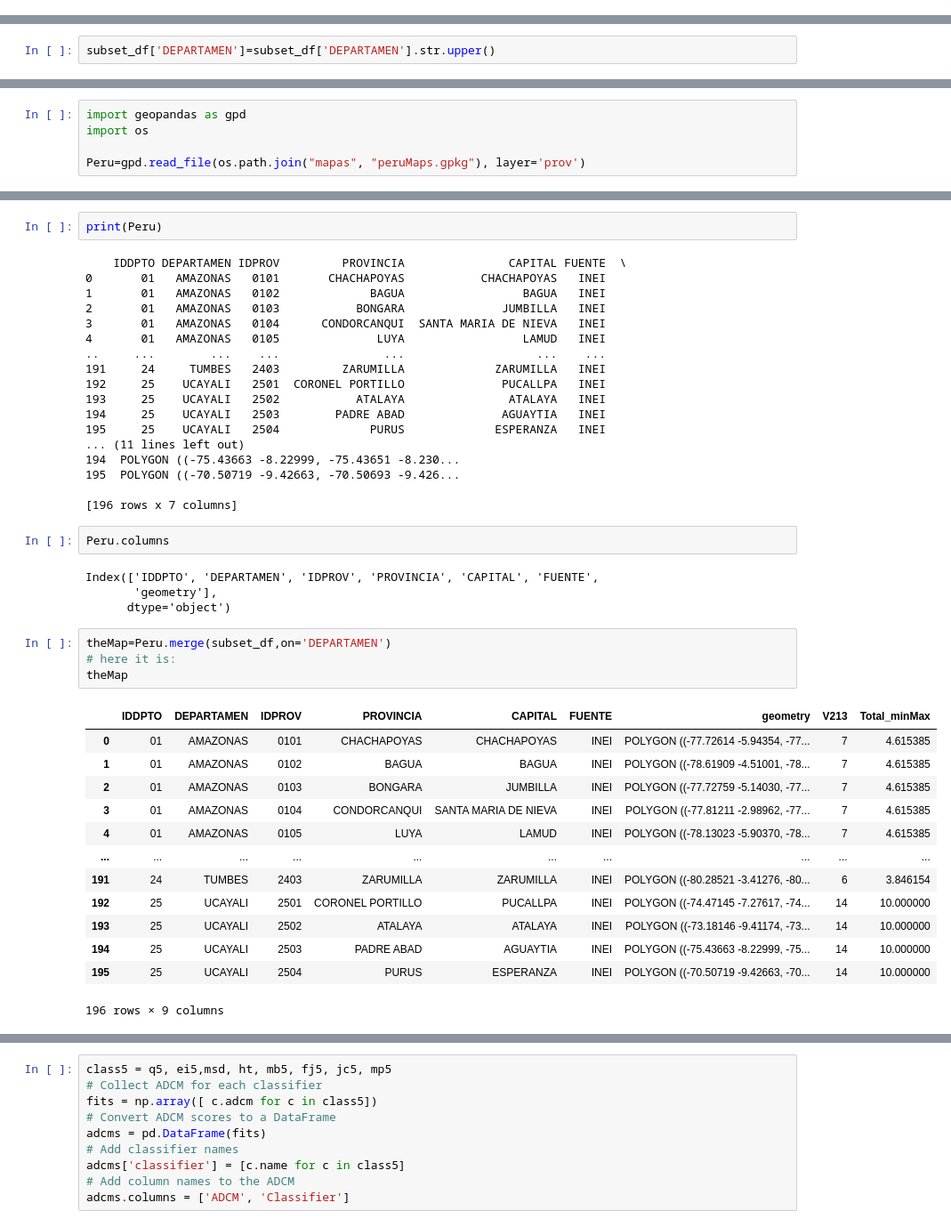
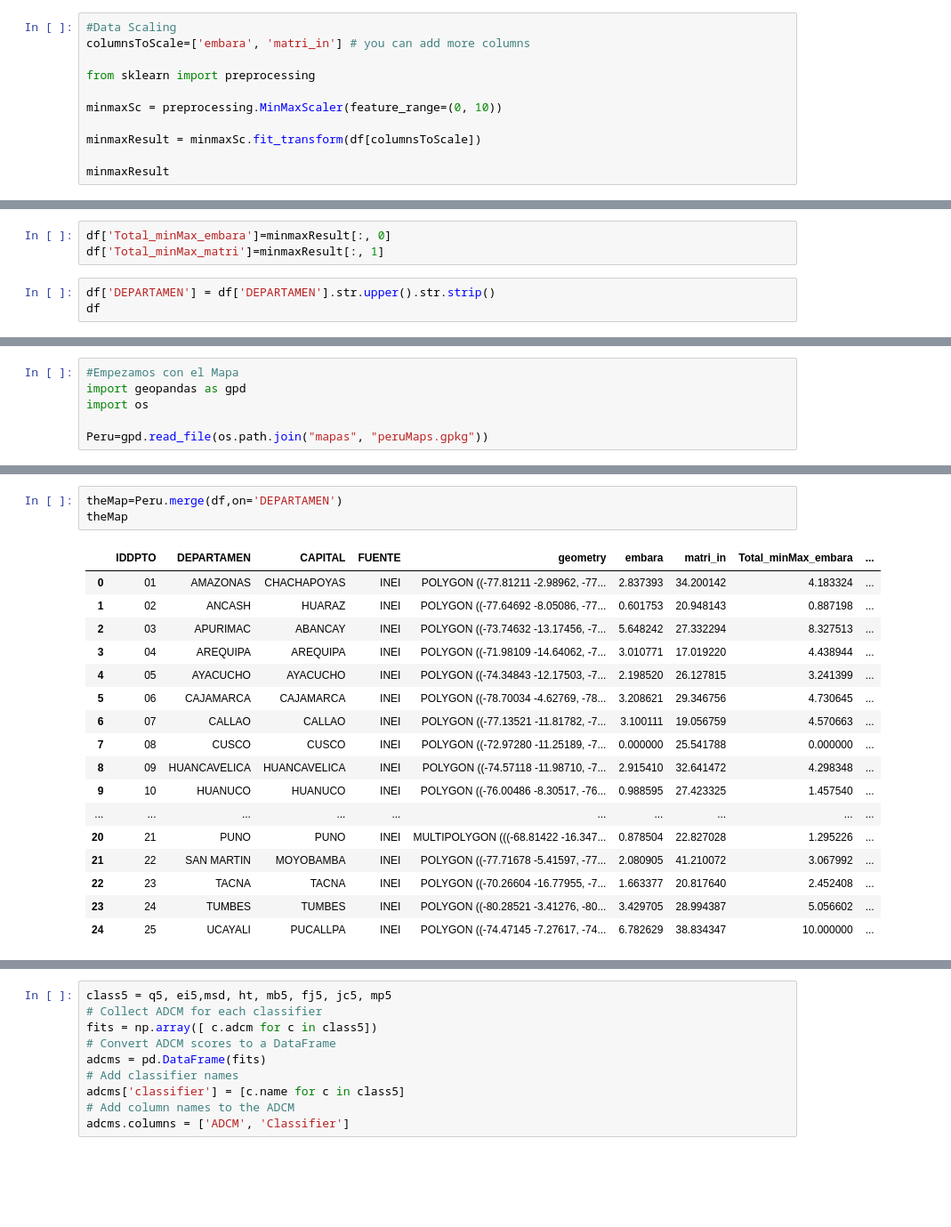
Before and after one commit to Proyecto-Magallanes/Dashboard, a Jupyter notebook: Mapas coloridos.ipynb, the cells around one changed output, grey strips where cells are left out. Shown at 89% size. Saved outputs shown, nothing was run; the diff lists cells and outputs as text; blank space fills up the shorter version.

```diff
--- a/Mapas coloridos.ipynb
+++ b/Mapas coloridos.ipynb
@@ -93,0 +31,11 @@ subset_df.rename(columns={'V024': 'DEPARTAMEN'}, inplace=True)
+# %%
+#Data Scaling
+columnsToScale=['embara', 'matri_in'] # you can add more columns
+
+from sklearn import preprocessing
+
+minmaxSc = preprocessing.MinMaxScaler(feature_range=(0, 10))
+
+minmaxResult = minmaxSc.fit_transform(df[columnsToScale])
+
+minmaxResult
@@ -94,2 +60,6 @@ subset_df.rename(columns={'V024': 'DEPARTAMEN'}, inplace=True)
+# %%
+df['Total_minMax_embara']=minmaxResult[:, 0]
+df['Total_minMax_matri']=minmaxResult[:, 1]
 # %%
-subset_df['DEPARTAMEN']=subset_df['DEPARTAMEN'].str.upper()
+df['DEPARTAMEN'] = df['DEPARTAMEN'].str.upper().str.strip()
+df
@@ -149,5 +84,6 @@ subset_df['Total_minMax']=minmaxResult
 # %%
+#Empezamos con el Mapa
 import geopandas as gpd
 import os
 
-Peru=gpd.read_file(os.path.join("mapas", "peruMaps.gpkg"), layer='prov')
+Peru=gpd.read_file(os.path.join("mapas", "peruMaps.gpkg"))
@@ -176,44 +90,21 @@ Peru.plot()
-# %%
-print(Peru)
-# %% [output]
-    IDDPTO DEPARTAMEN IDPROV         PROVINCIA               CAPITAL FUENTE  \
-0       01   AMAZONAS   0101       CHACHAPOYAS           CHACHAPOYAS   INEI
-1       01   AMAZONAS   0102             BAGUA                 BAGUA   INEI
-2       01   AMAZONAS   0103           BONGARA              JUMBILLA   INEI
-3       01   AMAZONAS   0104      CONDORCANQUI  SANTA MARIA DE NIEVA   INEI
-4       01   AMAZONAS   0105              LUYA                 LAMUD   INEI
-..     ...        ...    ...               ...                   ...    ...
-191     24     TUMBES   2403         ZARUMILLA             ZARUMILLA   INEI
-192     25    UCAYALI   2501  CORONEL PORTILLO              PUCALLPA   INEI
-193     25    UCAYALI   2502           ATALAYA               ATALAYA   INEI
-194     25    UCAYALI   2503        PADRE ABAD              AGUAYTIA   INEI
-195     25    UCAYALI   2504             PURUS             ESPERANZA   INEI
-... (11 lines left out)
-194  POLYGON ((-75.43663 -8.22999, -75.43651 -8.230...
-195  POLYGON ((-70.50719 -9.42663, -70.50693 -9.426...
-
-[196 rows x 7 columns]
-# %%
-Peru.columns
-# %% [output]
-Index(['IDDPTO', 'DEPARTAMEN', 'IDPROV', 'PROVINCIA', 'CAPITAL', 'FUENTE',
-       'geometry'],
-      dtype='object')
 # %%
-theMap=Peru.merge(subset_df,on='DEPARTAMEN')
-# here it is:
+theMap=Peru.merge(df,on='DEPARTAMEN')
 theMap
 # %% [output]
-|  | IDDPTO | DEPARTAMEN | IDPROV | PROVINCIA | CAPITAL | FUENTE | geometry | V213 | Total_minMax |
-| 0 | 01 | AMAZONAS | 0101 | CHACHAPOYAS | CHACHAPOYAS | INEI | POLYGON ((-77.72614 -5.94354, -77... | 7 | 4.615385 |
-| 1 | 01 | AMAZONAS | 0102 | BAGUA | BAGUA | INEI | POLYGON ((-78.61909 -4.51001, -78... | 7 | 4.615385 |
-| 2 | 01 | AMAZONAS | 0103 | BONGARA | JUMBILLA | INEI | POLYGON ((-77.72759 -5.14030, -77... | 7 | 4.615385 |
-| 3 | 01 | AMAZONAS | 0104 | CONDORCANQUI | SANTA MARIA DE NIEVA | INEI | POLYGON ((-77.81211 -2.98962, -77... | 7 | 4.615385 |
-| 4 | 01 | AMAZONAS | 0105 | LUYA | LAMUD | INEI | POLYGON ((-78.13023 -5.90370, -78... | 7 | 4.615385 |
+|  | IDDPTO | DEPARTAMEN | CAPITAL | FUENTE | geometry | embara | matri_in | Total_minMax_embara | ... |
+| 0 | 01 | AMAZONAS | CHACHAPOYAS | INEI | POLYGON ((-77.81211 -2.98962, -77... | 2.837393 | 34.200142 | 4.183324 | ... |
+| 1 | 02 | ANCASH | HUARAZ | INEI | POLYGON ((-77.64692 -8.05086, -77... | 0.601753 | 20.948143 | 0.887198 | ... |
+| 2 | 03 | APURIMAC | ABANCAY | INEI | POLYGON ((-73.74632 -13.17456, -7... | 5.648242 | 27.332294 | 8.327513 | ... |
+| 3 | 04 | AREQUIPA | AREQUIPA | INEI | POLYGON ((-71.98109 -14.64062, -7... | 3.010771 | 17.019220 | 4.438944 | ... |
+| 4 | 05 | AYACUCHO | AYACUCHO | INEI | POLYGON ((-74.34843 -12.17503, -7... | 2.198520 | 26.127815 | 3.241399 | ... |
+| 5 | 06 | CAJAMARCA | CAJAMARCA | INEI | POLYGON ((-78.70034 -4.62769, -78... | 3.208621 | 29.346756 | 4.730645 | ... |
+| 6 | 07 | CALLAO | CALLAO | INEI | POLYGON ((-77.13521 -11.81782, -7... | 3.100111 | 19.056759 | 4.570663 | ... |
+| 7 | 08 | CUSCO | CUSCO | INEI | POLYGON ((-72.97280 -11.25189, -7... | 0.000000 | 25.541788 | 0.000000 | ... |
+| 8 | 09 | HUANCAVELICA | HUANCAVELICA | INEI | POLYGON ((-74.57118 -11.98710, -7... | 2.915410 | 32.641472 | 4.298348 | ... |
+| 9 | 10 | HUANUCO | HUANUCO | INEI | POLYGON ((-76.00486 -8.30517, -76... | 0.988595 | 27.423325 | 1.457540 | ... |
 | ... | ... | ... | ... | ... | ... | ... | ... | ... | ... |
-| 191 | 24 | TUMBES | 2403 | ZARUMILLA | ZARUMILLA | INEI | POLYGON ((-80.28521 -3.41276, -80... | 6 | 3.846154 |
-| 192 | 25 | UCAYALI | 2501 | CORONEL PORTILLO | PUCALLPA | INEI | POLYGON ((-74.47145 -7.27617, -74... | 14 | 10.000000 |
-| 193 | 25 | UCAYALI | 2502 | ATALAYA | ATALAYA | INEI | POLYGON ((-73.18146 -9.41174, -73... | 14 | 10.000000 |
-| 194 | 25 | UCAYALI | 2503 | PADRE ABAD | AGUAYTIA | INEI | POLYGON ((-75.43663 -8.22999, -75... | 14 | 10.000000 |
-| 195 | 25 | UCAYALI | 2504 | PURUS | ESPERANZA | INEI | POLYGON ((-70.50719 -9.42663, -70... | 14 | 10.000000 |
+| 20 | 21 | PUNO | PUNO | INEI | MULTIPOLYGON (((-68.81422 -16.347... | 0.878504 | 22.827028 | 1.295226 | ... |
+| 21 | 22 | SAN MARTIN | MOYOBAMBA | INEI | POLYGON ((-77.71678 -5.41597, -77... | 2.080905 | 41.210072 | 3.067992 | ... |
+| 22 | 23 | TACNA | TACNA | INEI | POLYGON ((-70.26604 -16.77955, -7... | 1.663377 | 20.817640 | 2.452408 | ... |
+| 23 | 24 | TUMBES | TUMBES | INEI | POLYGON ((-80.28521 -3.41276, -80... | 3.429705 | 28.994387 | 5.056602 | ... |
+| 24 | 25 | UCAYALI | PUCALLPA | INEI | POLYGON ((-74.47145 -7.27617, -74... | 6.782629 | 38.834347 | 10.000000 | ... |
-196 rows × 9 columns
```
Also changed, not shown: parts of 40 cells of this notebook.
